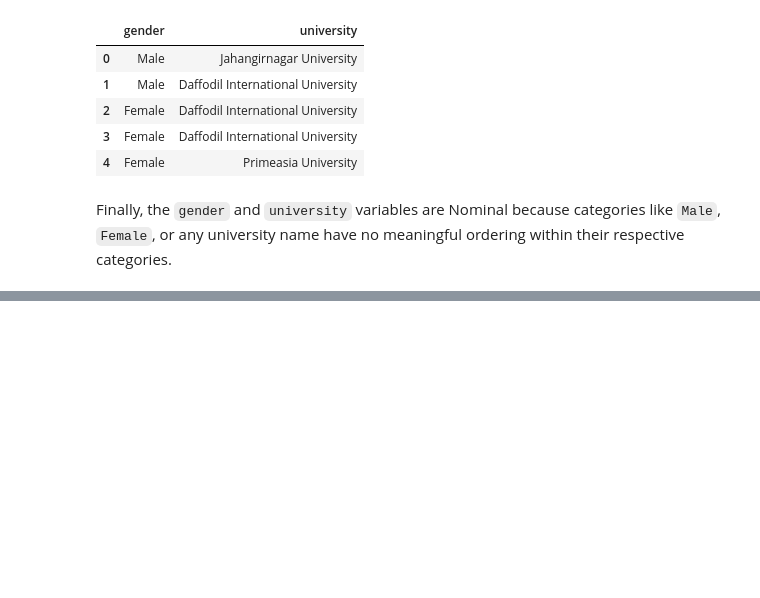
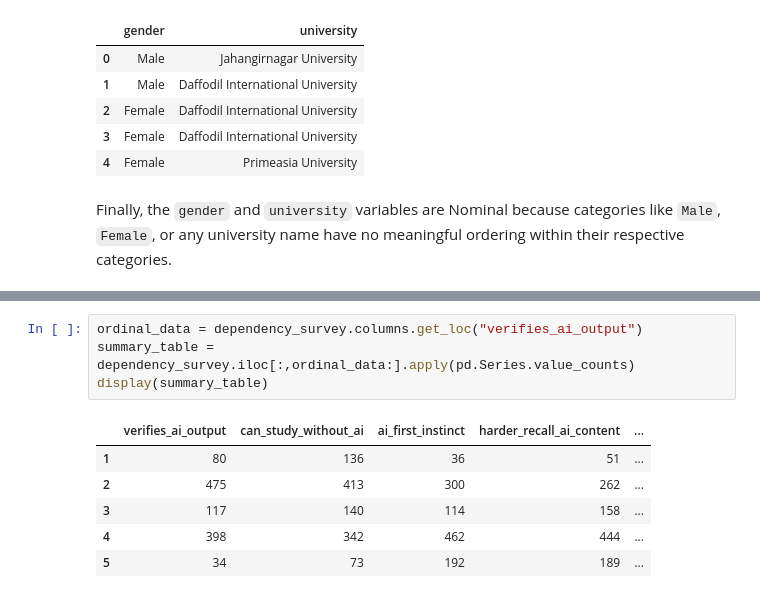
Before and after one commit to Henry6833/Henry6833.github.io, a Jupyter notebook: Milestone1.ipynb, the cells around one changed output, grey strips where cells are left out. Drawn from its saved outputs; the diff is of its cells as text; blank space fills up the shorter version.

```diff
--- a/Milestone1.ipynb
+++ b/Milestone1.ipynb
@@ -226,0 +299,11 @@ Finally, the `gender` and `university` variables are Nominal because categories
+# %%
+ordinal_data = dependency_survey.columns.get_loc("verifies_ai_output")
+summary_table = dependency_survey.iloc[:,ordinal_data:].apply(pd.Series.value_counts)
+display(summary_table)
+# %% [output]
+|  | verifies_ai_output | can_study_without_ai | ai_first_instinct | harder_recall_ai_content | ... |
+| 1 | 80 | 136 | 36 | 51 | ... |
+| 2 | 475 | 413 | 300 | 262 | ... |
+| 3 | 117 | 140 | 114 | 158 | ... |
+| 4 | 398 | 342 | 462 | 444 | ... |
+| 5 | 34 | 73 | 192 | 189 | ... |
```
Also changed, not shown: parts of 18 cells of this notebook.
